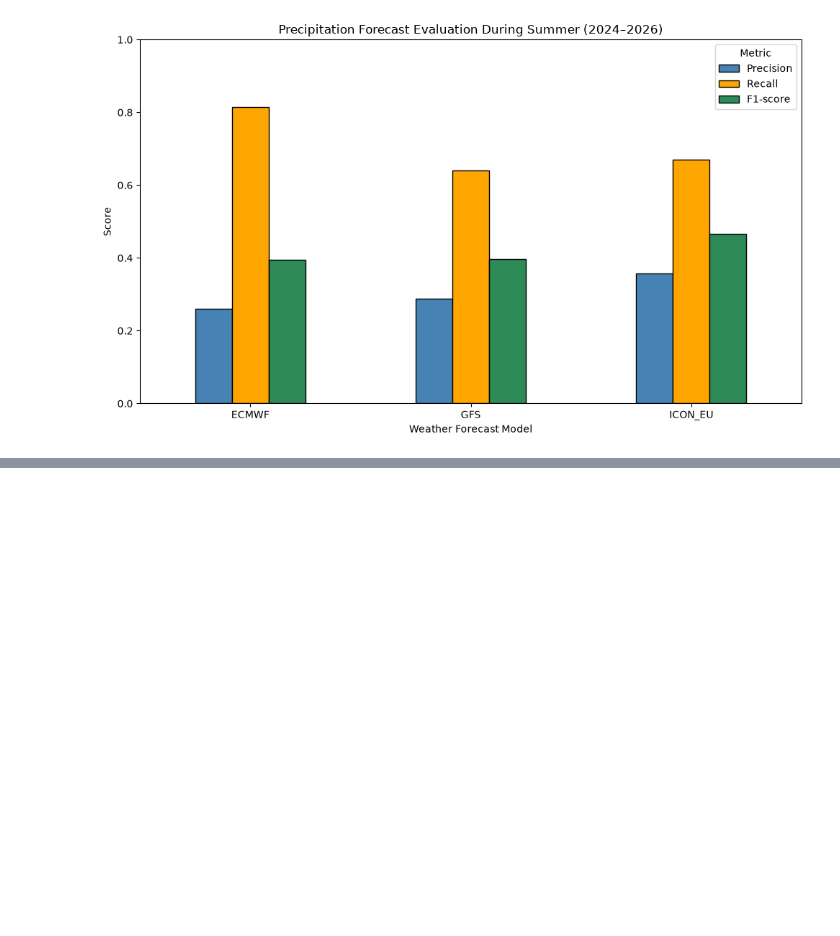
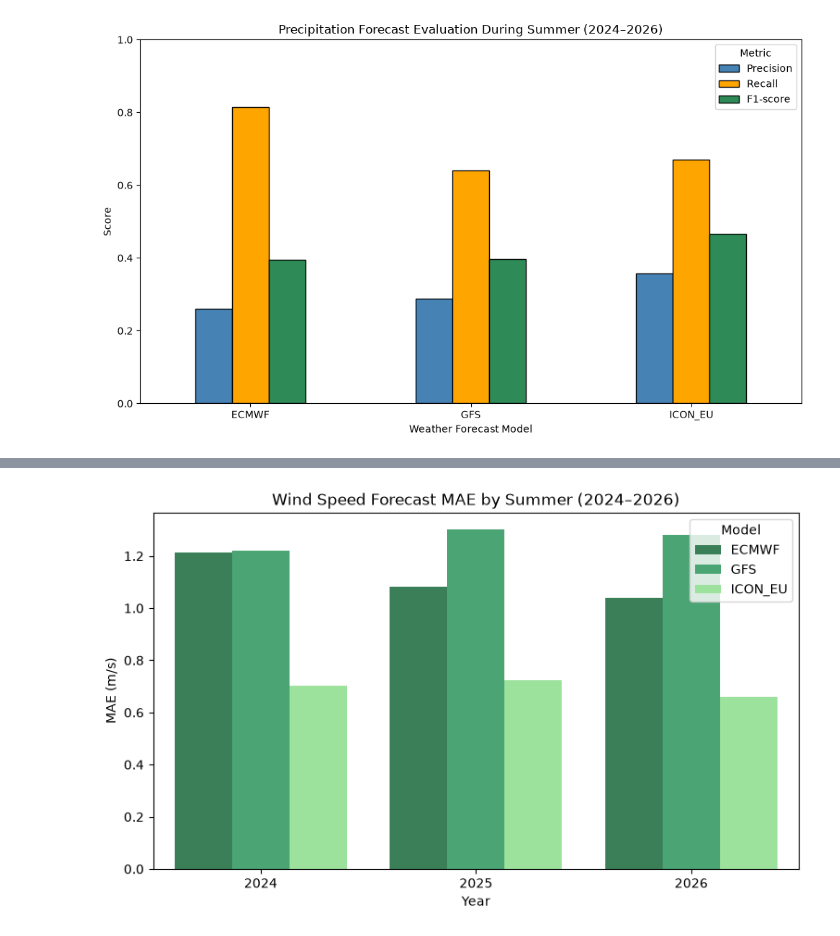
Before and after one commit to MarkenNisu/Machine_Learning_For_Weather, a Jupyter notebook: 02_forecast_evaluation.ipynb, the cells around one changed output, grey strips where cells are left out. Cells and saved outputs as stored; diff of their text form; code cells hidden in the pictures; blank space fills up the shorter version.

```diff
--- a/02_forecast_evaluation.ipynb
+++ b/02_forecast_evaluation.ipynb
@@ -149,0 +274,22 @@ plt.show()
+# %%
+wind_results = yearly_results[
+    yearly_results["Feature"] == "Wind Speed"
+]
+
+plt.figure(figsize=(9, 5))
+
+sns.barplot(
+    data=wind_results,
+    x="Year",
+    y="MAE",
+    hue="Model",
+    palette=["seagreen", "mediumseagreen", "lightgreen"]
+)
+
+plt.title("Wind Speed Forecast MAE by Summer (2024–2026)")
+plt.ylabel("MAE (m/s)")
+plt.xlabel("Year")
+plt.legend(title="Model")
+plt.show()
+# %% [output]
+[figure, added]
```
Also changed, not shown: parts of 6 cells of this notebook.
